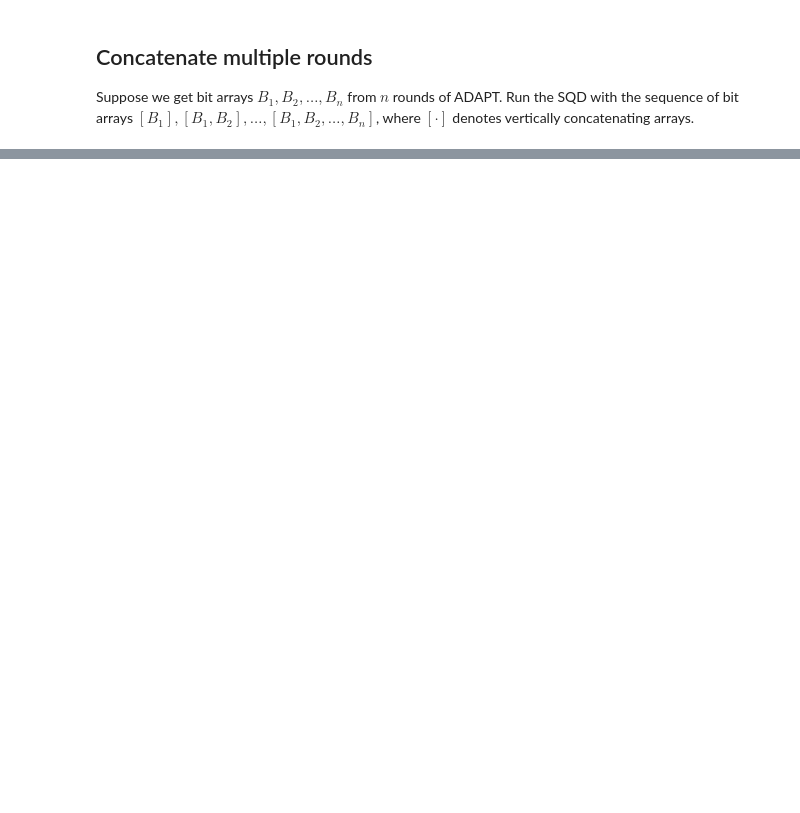
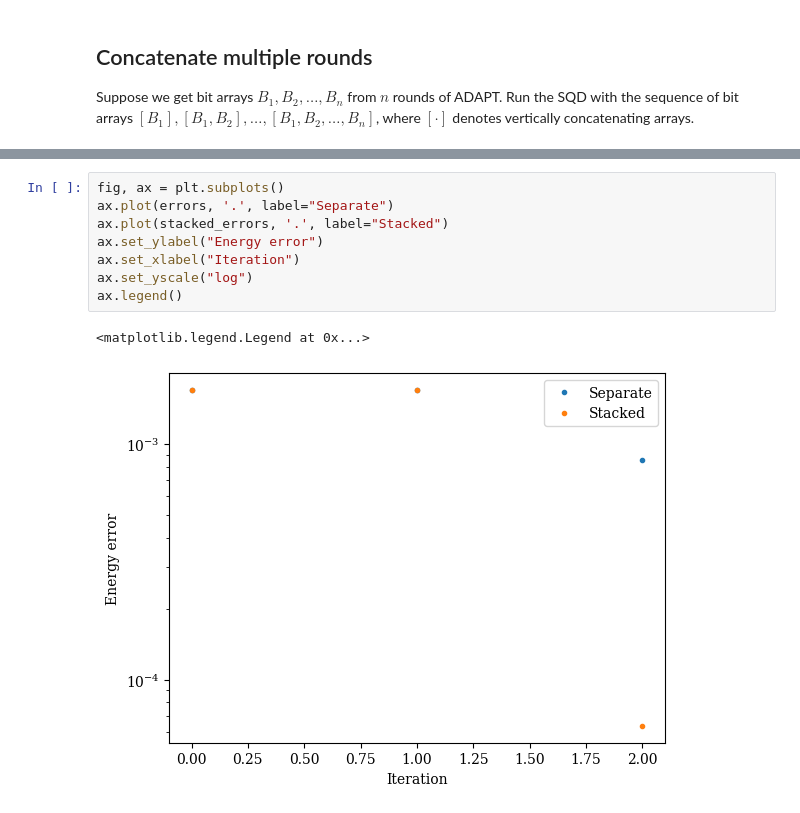
Before and after one commit to mafaldaramoa/ceo-adapt-vqe, a Jupyter notebook: examples/adapt_isqd_tn.ipynb, the cells around one changed output, grey strips where cells are left out. Drawn from its saved outputs; the diff is of its cells as text; blank space fills up the shorter version.

```diff
--- a/examples/adapt_isqd_tn.ipynb
+++ b/examples/adapt_isqd_tn.ipynb
@@ -515,0 +516,11 @@ Text(0, 0.5, 'Energy error')
+# %%
+fig, ax = plt.subplots()
+ax.plot(errors, '.', label="Separate")
+ax.plot(stacked_errors, '.', label="Stacked")
+ax.set_ylabel("Energy error")
+ax.set_xlabel("Iteration")
+ax.set_yscale("log")
+ax.legend()
+# %% [output]
+<matplotlib.legend.Legend at 0x...>
+[figure, added]
```
Also changed, not shown: parts of 19 cells of this notebook.
